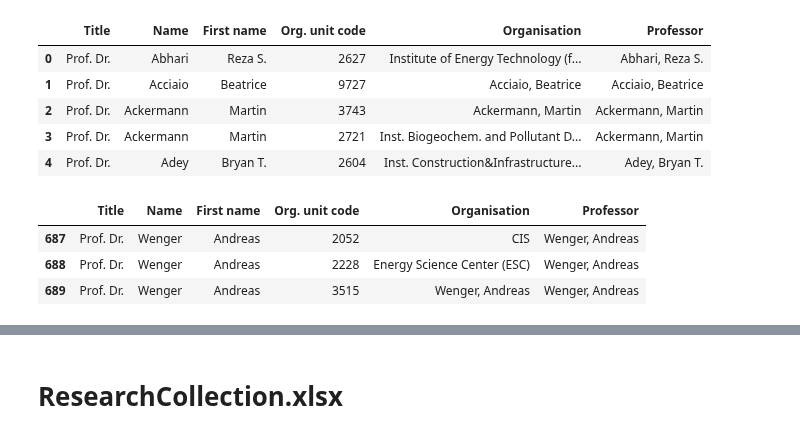
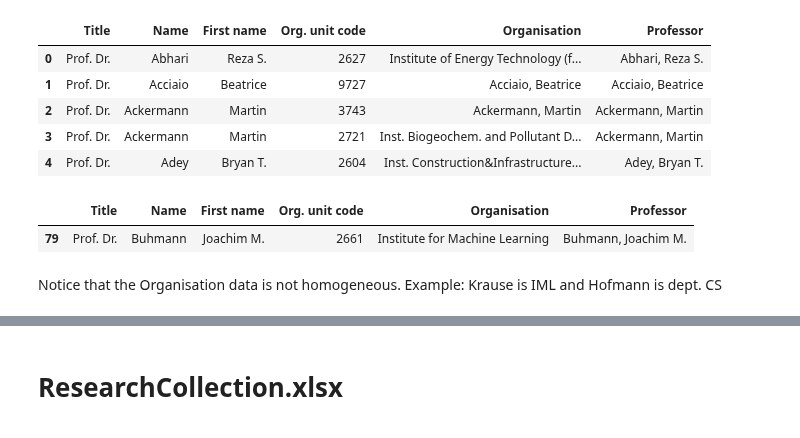
Before and after one commit to GiuliaLanzillotta/ETH_SEARCH, a Jupyter notebook: Data exploration.ipynb, the cells around one changed output, grey strips where cells are left out. Saved outputs shown, nothing was run; the diff lists cells and outputs as text; code cells hidden in the pictures.

```diff
--- a/Data exploration.ipynb
+++ b/Data exploration.ipynb
@@ -224,16 +351,16 @@ pl.head()
 # %%
 # check a few examples
 
 #pl.loc[(pl["Professor"]=="Renner, Renato"),:] # matches with rcp
 #pl.loc[(pl["Professor"]=="Diekmann, Andreas"),:]
 #pl.loc[(pl["Name"]=="Diekmann"),:] # this guy is an ETH professor but is missing in pl
 #pl.loc[(pl["Professor"]=="Mateo, Josep L."),:]
 #pl.loc[(pl["Name"]=="Mateo"),:]  # same with this guy
 #pl.loc[(pl["Professor"]=="Wenger, Andreas"),:] # matches with rcp
 #pl.loc[(pl["Professor"]=="Krause, Andreas"),:] # CS represent
-#pl.loc[(pl["Professor"]=="Hofmann, Thomas"),:]
+pl.loc[(pl["Professor"]=="Buhmann, Joachim M."),:]
 # %% [output]
 |  | Title | Name | First name | Org. unit code | Organisation | Professor |
-| 687 | Prof. Dr. | Wenger | Andreas | 2052 | CIS | Wenger, Andreas |
-| 688 | Prof. Dr. | Wenger | Andreas | 2228 | Energy Science Center (ESC) | Wenger, Andreas |
-| 689 | Prof. Dr. | Wenger | Andreas | 3515 | Wenger, Andreas | Wenger, Andreas |
+| 79 | Prof. Dr. | Buhmann | Joachim M. | 2661 | Institute for Machine Learning | Buhmann, Joachim M. |
+# %% [markdown]
+Notice that the Organisation data is not homogeneous. Example: Krause is IML and Hofmann is dept. CS
```
Also changed, not shown: parts of 34 cells of this notebook.
